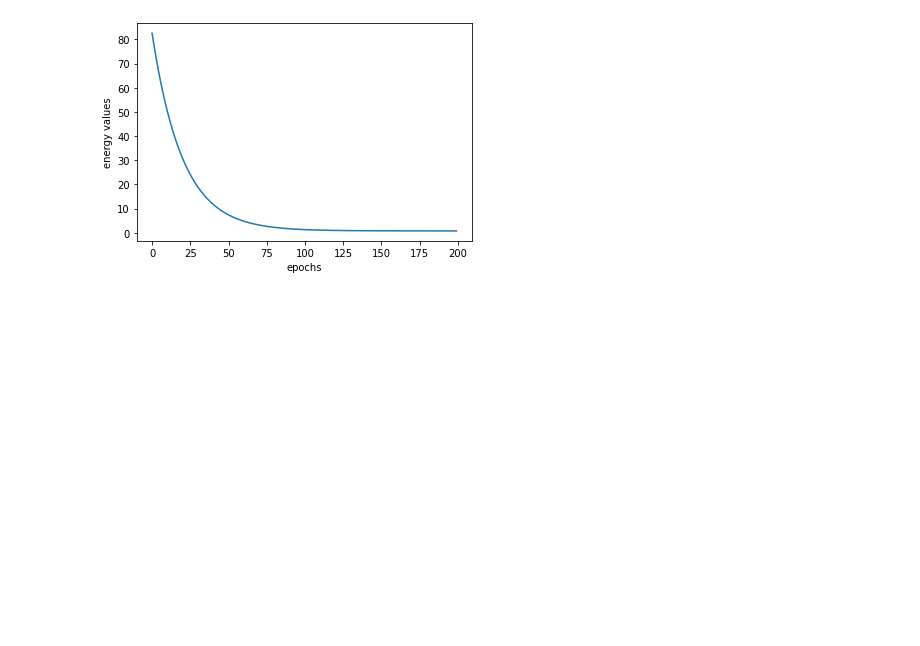
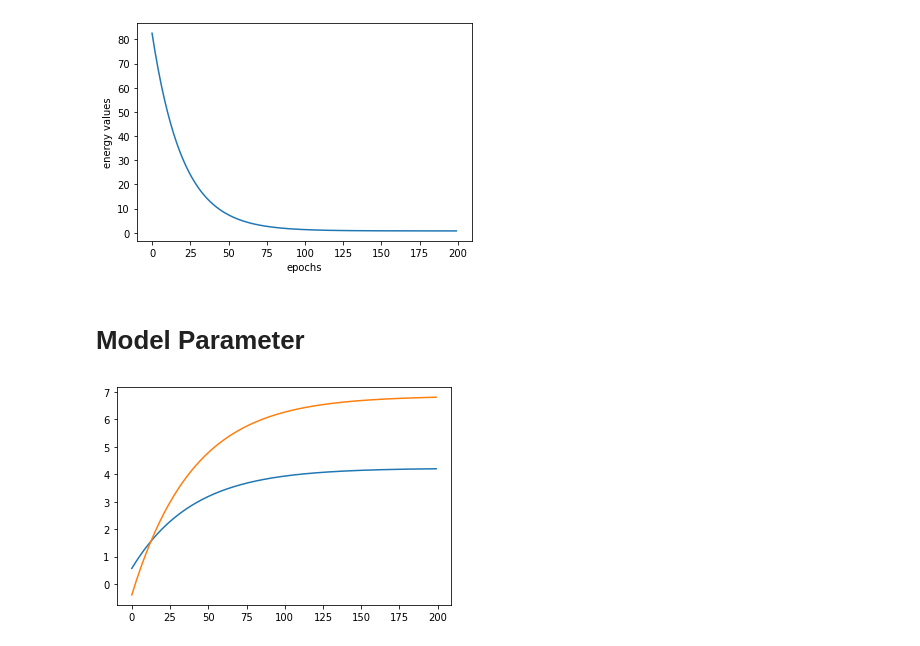
Before and after one commit to dvkieu/ImageProcessing-Kieu, a Jupyter notebook: Assignment_02_DangVanKieu.ipynb, the cells around one changed output. Drawn from its saved outputs; the diff is of its cells as text; code cells hidden in the pictures; blank space fills up the shorter version.

Commit message:
Plotting model parameters - final updates

```diff
--- a/Assignment_02_DangVanKieu.ipynb
+++ b/Assignment_02_DangVanKieu.ipynb
@@ -78,3 +78,11 @@ plt.xlabel('epochs')
 # %% [output]
 Text(0.5, 0, 'epochs')
 [figure]
+# %% [markdown]
+# Model Parameter
+# %%
+plt.plot(the_ta_0)
+plt.plot(the_ta_1)
+plt.show()
+# %% [output]
+[figure, added]
```
